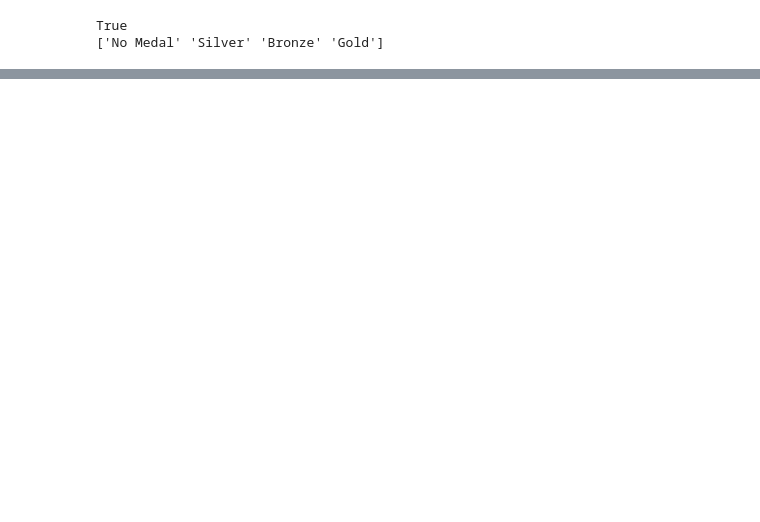
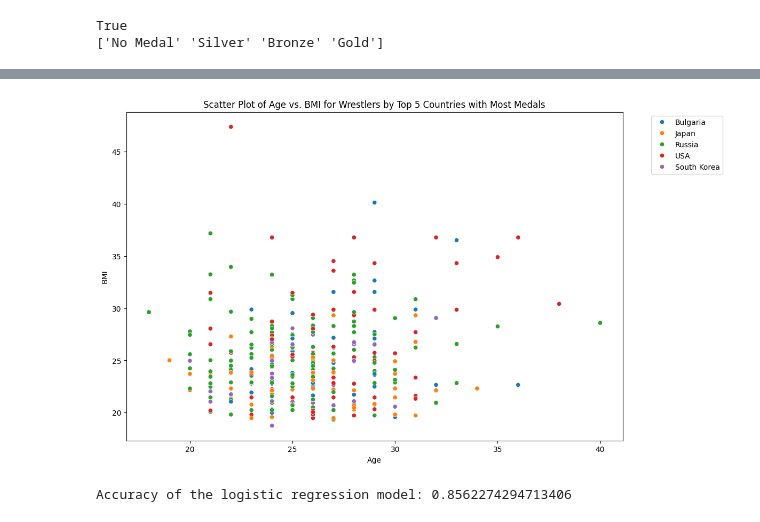
Before and after one commit to Omkar-Pandurang-Jadhav/DataScienceProject, a Jupyter notebook: Olympic_data_analysis.ipynb, the cells around one changed output, grey strips where cells are left out. Drawn from its saved outputs; the diff is of its cells as text; code cells hidden in the pictures; blank space fills up the shorter version.

```diff
--- a/Olympic_data_analysis.ipynb
+++ b/Olympic_data_analysis.ipynb
@@ -331,0 +445,68 @@ memory usage: 19.2+ MB
+# %%
+# This graph is to plot Age vs Bmi for wrestler for top 5 countries
+
+# Step 1: Filter data for wrestling and where a medal was won
+wrestling_medal_data = df_scaled[(df_scaled['Sport'] == 'Wrestling') & (df_scaled['Medal'] != 'No Medal')]
+
+# Step 2: Get the top 5 countries in wrestling based on the number of medals won
+top_5_wrestling_countries = wrestling_medal_data['Country'].value_counts().nlargest(5).index
+
+# Step 3: Filter the original wrestling data to only include these top 5 countries
+top_5_wrestling_data = wrestling_medal_data[wrestling_medal_data['Country'].isin(top_5_wrestling_countries)]
+
+# Step 4: Plot Age vs. BMI for wrestlers from the top 5 countries
+plt.figure(figsize=(12, 8))
+sns.scatterplot(data=top_5_wrestling_data, x='Age', y='BMI', hue='Country', palette='tab10')
+plt.title('Scatter Plot of Age vs. BMI for Wrestlers by Top 5 Countries with Most Medals')
+plt.xlabel('Age')
+plt.ylabel('BMI')
+plt.legend(bbox_to_anchor=(1.05, 1), loc='upper left')
+plt.show()
+
+
+## WE can do more Data Visualization Tecnique but there are many countries and many sports so it is not possible to show all tecnique
+# %% [output]
+[figure, added]
+# %%
+# prompt: use logistic regression to predict winning percentage of athlete. deciding parameters are scaled BMI and scaled age. clean the scaled BMI and scaled age
+
+import pandas as pd
+from sklearn.model_selection import train_test_split
+from sklearn.linear_model import LogisticRegression
+from sklearn.metrics import accuracy_score
+
+# Load the scaled dataset (assuming it's in the same directory)
+df_scaled = pd.read_csv('Scaled_Olympic_Athlete_Event_Results.csv')
+
+# Assuming you have a target variable indicating whether an athlete won a medal (1) or not (0)
+# You might need to create this target variable based on the 'Medal' column.
+df_scaled['Won_Medal'] = (df_scaled['Medal'] != 'No Medal').astype(int)
+
+# Select the relevant features for the model
+X = df_scaled[['Scaled_BMI', 'Scaled_Age']]
+
+# Clean the data by removing rows with NaN values in the selected features
+X = X.dropna()
+y = df_scaled.loc[X.index, 'Won_Medal']
+
+# Split the data into training and testing sets
+X_train, X_test, y_train, y_test = train_test_split(X, y, test_size=0.2, random_state=42)
+
+# Initialize and train the logistic regression model
+model = LogisticRegression()
+model.fit(X_train, y_train)
+
+# Make predictions on the test set
+y_pred = model.predict(X_test)
+
+# Evaluate the model's accuracy
+accuracy = accuracy_score(y_test, y_pred)
+print(f"Accuracy of the logistic regression model: {accuracy}")
+
+# You can use the model to predict the winning percentage for new athletes with scaled BMI and scaled age.
+# For example:
+# new_athlete_data = [[scaled_bmi, scaled_age]]
+# predicted_probability = model.predict_proba(new_athlete_data)[0][1]  # Probability of winning a medal
+# print(f"Predicted probability of winning a medal: {predicted_probability}")
+# %% [output]
+Accuracy of the logistic regression model: 0.8562274294713406
```
Also changed, not shown: parts of 26 cells of this notebook.
